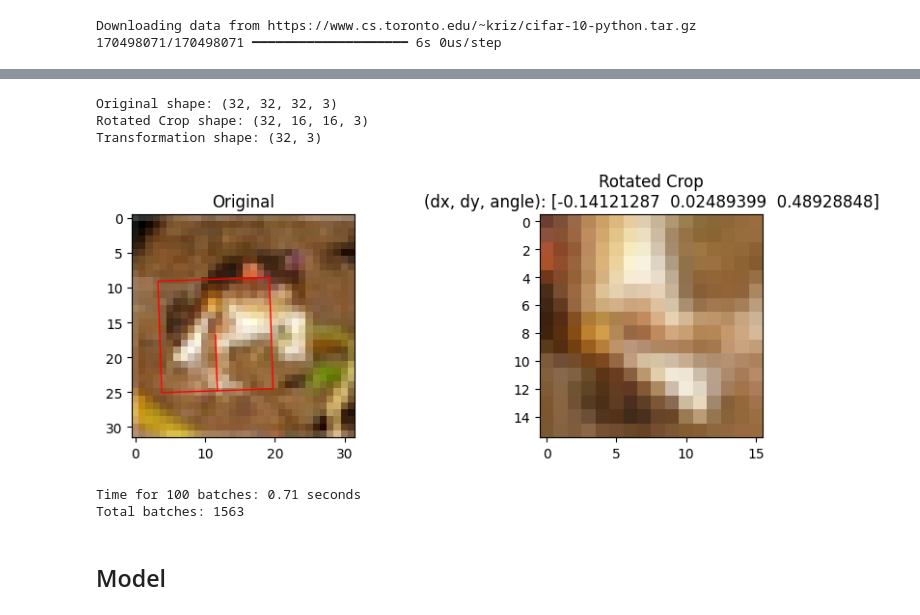
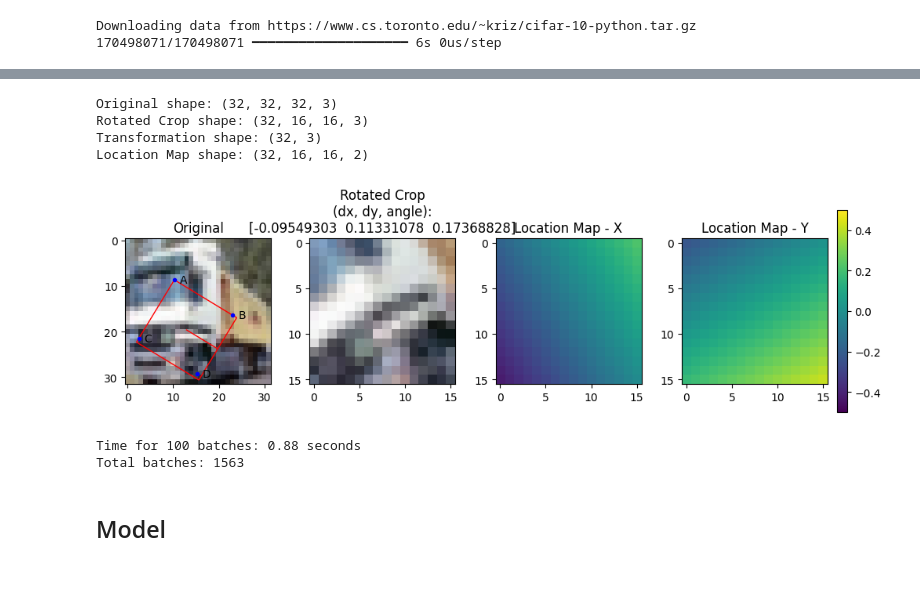
Before and after one commit to malcolmlett/robovac, a Jupyter notebook: Experiment_ImageAlignment_1.ipynb, the cells around one changed output, grey strips where cells are left out. Drawn from its saved outputs; the diff is of its cells as text; code cells hidden in the pictures; blank space fills up the shorter version.

```diff
--- a/Experiment_ImageAlignment_1.ipynb
+++ b/Experiment_ImageAlignment_1.ipynb
@@ -165,6 +326,6 @@ show_data_sample((image, cropped), transform)
 # %%
 # pre-processing pipeline
-def preprocess_image(image):
+def _preprocess_image_configurable(image, return_transform: bool, return_location_map: bool):
     # Generate random translation and rotation
     # - dx/dy in range -0.5..+0.5 (fraction of width/height)
     # - da    in range -1.0..+1.0 (radians)
@@ -174,42 +335,88 @@ def preprocess_image(image):
     da = tf.clip_by_value(tf.random.normal([], mean=0, stddev=1.0/4), -1.0, 1.0)
 
     # Take rotated crop
-    cropped = rotated_crop(image, dx, dy, da)
+    cropped, h_matrix = rotated_crop(image, dx, dy, da, return_h_matrix=True)
+    location_map = compute_location_map_xy(h_matrix, image.shape, cropped.shape)
+    transform = tf.stack([dx, dy, da])
 
     # construct as input/output tuples
-    transform = tf.stack([dx, dy, da])
-    return (image, cropped), transform
+    if return_transform and return_location_map:
+      return (image, cropped), (transform, location_map)
+    elif return_transform:
+      return (image, cropped), transform
+    elif return_location_map:
+      return (image, cropped), location_map
+    else:
+      raise ValueError(f"invalid output format: {return_transform=}, {return_location_map=}")
 
-def prepared_dataset():
+def preprocess_image_for_transform(image):
+  return _preprocess_image_configurable(image, return_transform=True, return_location_map=False)
+
+def preprocess_image_for_location_map(image):
+  return _preprocess_image_configurable(image, return_transform=False, return_location_map=True)
+
+def preprocess_image_for_both(image):
+  return _preprocess_image_configurable(image, return_transform=True, return_location_map=True)
+
+def prepared_dataset(output_format='transform'):
+  if output_format == 'transform':
+    preprocess_image = preprocess_image_for_transform
+  elif output_format == 'location_map':
+    preprocess_image = preprocess_image_for_location_map
+  elif output_format == 'transform, location_map':
+    preprocess_image = preprocess_image_for_both
+  else:
+    raise ValueError(f"invalid output format: {output_format}")
+
   train_dataset = tf.data.Dataset.from_tensor_slices(x_train)
   train_dataset = train_dataset.map(
       preprocess_image,
       num_parallel_calls=tf.data.AUTOTUNE
   )
   return train_dataset
 
+def take_first_sample(inputs, outputs):
+  """Grabs the first sample from a batch"""
+  (original, cropped) = inputs
+  (transform, location_map) = decode_outputs(outputs)
+
+  if transform is not None and location_map is not None:
+    return (original[1], cropped[1]), (transform[1], location_map[1])
+  elif transform is not None:
+    return (original[1], cropped[1]), transform[1]
+  elif location_map is not None:
+    return (original[1], cropped[1]), location_map[1]
+
 # Create the dataset pipeline
-train_dataset = prepared_dataset().batch(32).prefetch(tf.data.AUTOTUNE)
+train_dataset = prepared_dataset('transform, location_map').batch(32).prefetch(tf.data.AUTOTUNE)
 
 # Test and visualize
-for (original, cropped), transform in train_dataset.take(1):
+for inputs, outputs in train_dataset.take(1):
+    (original, cropped) = inputs
+    (transform, location_map) = decode_outputs(outputs)
+
     print("Original shape:", original.shape)         # [batch, 32, 32, 3]
-    print("Rotated Crop shape:", cropped.shape) # [batch, 16, 16, 3]
-    print("Transformation shape:", transform.shape)  # [batch, 3]
+    print("Rotated Crop shape:", cropped.shape)      # [batch, 16, 16, 3]
+    if transform is not None:
+      print("Transformation shape:", transform.shape)  # [batch, 3]
+    if location_map is not None:
+      print("Location Map shape:", location_map.shape)  # [batch, 16, 16, 2]
 
-    show_data_sample((original[0], cropped[0]), transform[0])
+    input, output = take_first_sample(inputs, outputs)
+    show_data_sample(input, output)
 
 # Optional: Time the pipeline
 import time
 start = time.time()
 for _ in train_dataset.take(100):  # Process 100 batches
     pass
 print(f"Time for 100 batches: {time.time() - start:.2f} seconds")
 print(f"Total batches: {len(train_dataset)}")
 # %% [output]
 Original shape: (32, 32, 32, 3)
 Rotated Crop shape: (32, 16, 16, 3)
 Transformation shape: (32, 3)
+Location Map shape: (32, 16, 16, 2)
-[figure, old version]
+[figure, new version]
-Time for 100 batches: 0.71 seconds
+Time for 100 batches: 0.88 seconds
 Total batches: 1563
```
Also changed, not shown: parts of 28 cells of this notebook.
